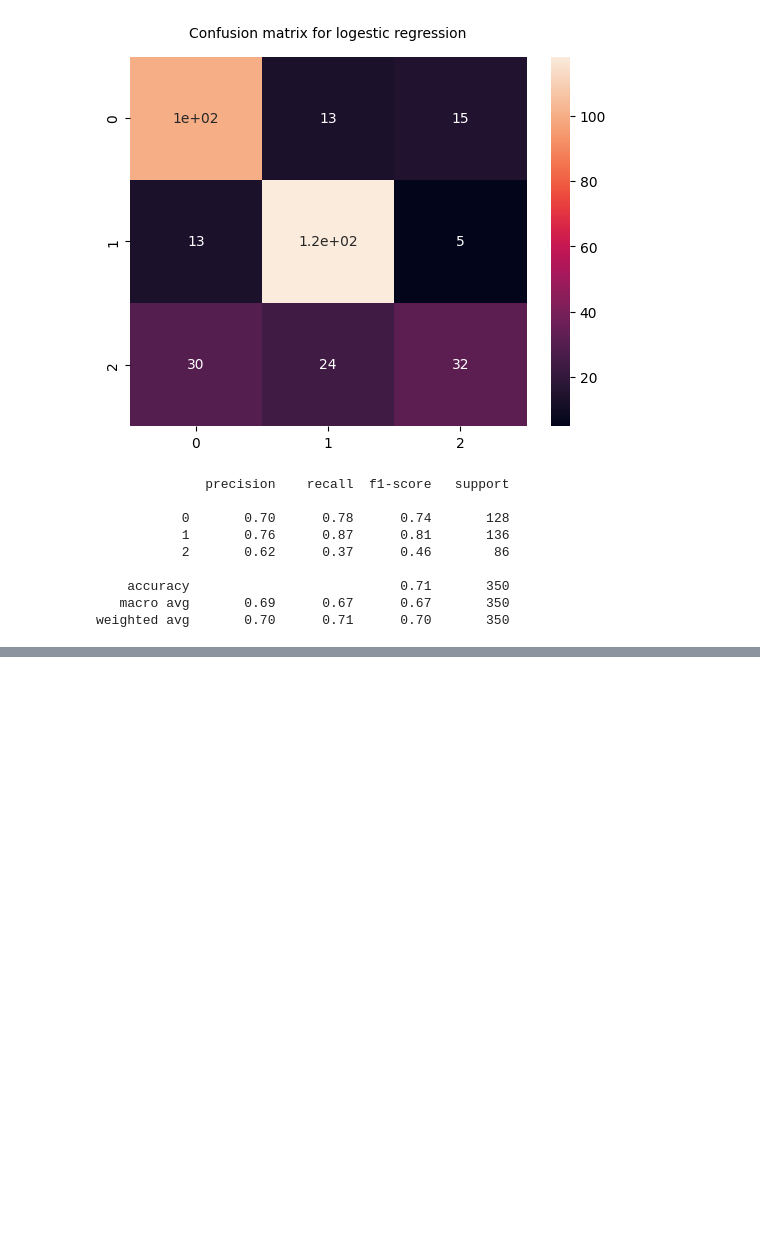
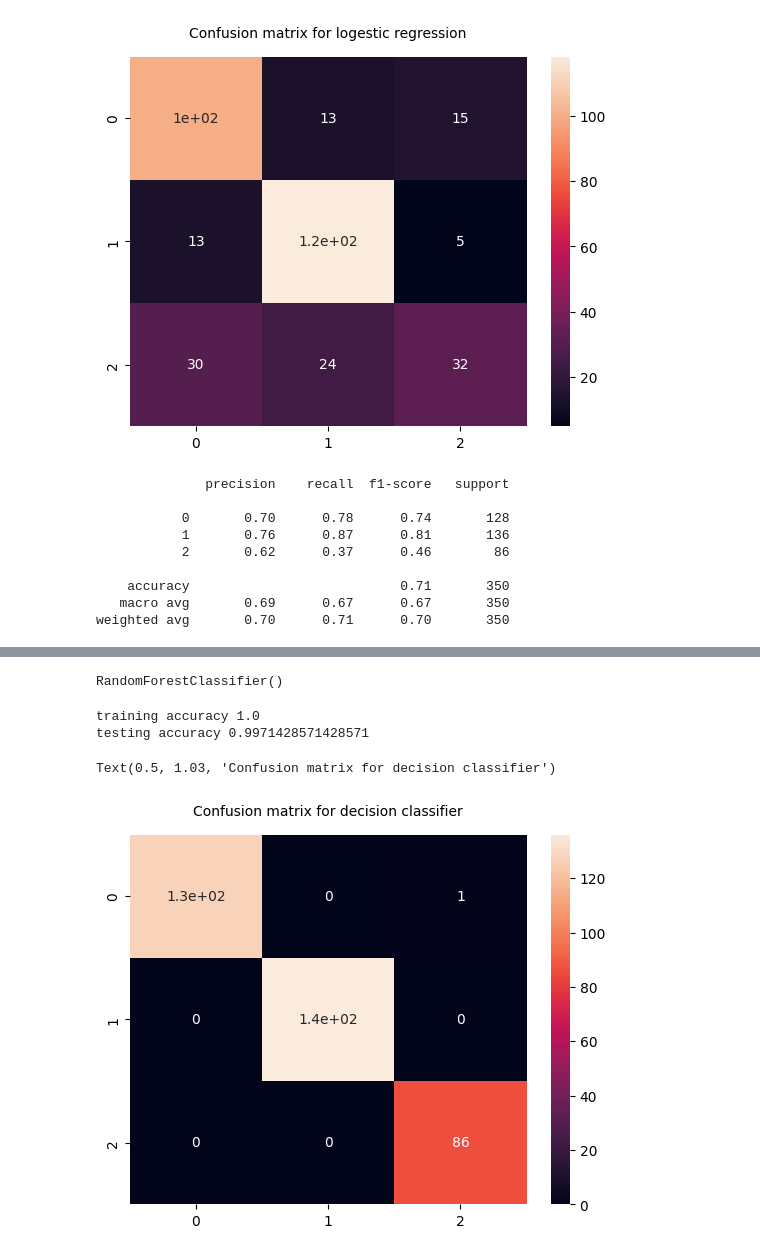
Before and after one commit to tanu1999/milk_quality, a Jupyter notebook: notebook/EDA.ipynb, the cells around one changed output, grey strips where cells are left out. Drawn from its saved outputs; the diff is of its cells as text; code cells hidden in the pictures; blank space fills up the shorter version.

```diff
--- a/notebook/EDA.ipynb
+++ b/notebook/EDA.ipynb
@@ -283,0 +358,20 @@ weighted avg       0.70      0.71      0.70       350
+# %%
+from sklearn.ensemble import RandomForestClassifier
+rfc=RandomForestClassifier()
+rfc.fit(X_train,y_train)
+# %% [output]
+RandomForestClassifier()
+# %%
+print("training accuracy", rfc.score(X_train,y_train))
+print("testing accuracy", rfc.score(X_test,y_test))
+# %% [output]
+training accuracy 1.0
+testing accuracy 0.9971428571428571
+# %%
+y_pred_rfc=rfc.predict(X_test)
+cf_matrix=confusion_matrix(y_test,y_pred_rfc)
+sns.heatmap(cf_matrix,annot=True)
+plt.title("Confusion matrix for decision classifier",fontsize=10,y=1.03)
+# %% [output]
+Text(0.5, 1.03, 'Confusion matrix for decision classifier')
+[figure, added]
```
Also changed, not shown: parts of 19 cells of this notebook.
